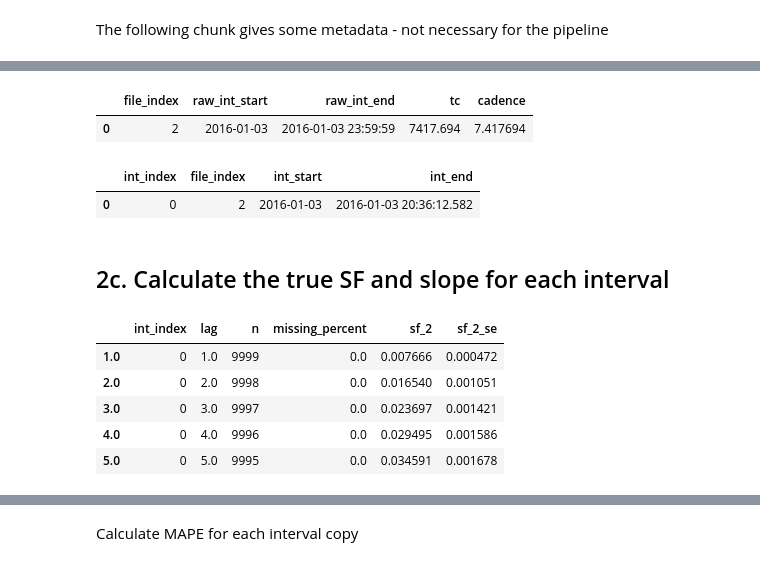
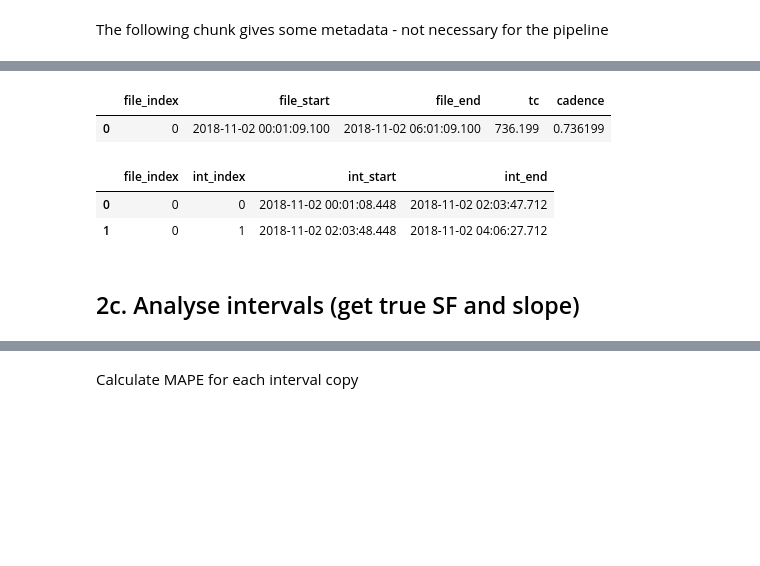
Before and after one commit to daniel-wrench/time_series_analysis, a Jupyter notebook: official_demo.ipynb, the cells around one changed output, grey strips where cells are left out. Saved outputs shown, nothing was run; the diff lists cells and outputs as text; code cells hidden in the pictures; blank space fills up the shorter version.

```diff
--- a/official_demo.ipynb
+++ b/official_demo.ipynb
@@ -90,5 +95,5 @@ raw_file_list
  'data/raw/psp\\psp_fld_l2_mag_rtn_2018110212_v02.cdf']
 # %%
 # Selecting one file to read in
-file_index = 2
+file_index = 0
 # %%
@@ -212,8 +216,8 @@ AttributeError: 'Series' object has no attribute 'idx'
 # %%
 times_to_gap = 2
 # %%
-tc_approx = 2000  # s: 500 for PSP, 2000 for Wind
-cadence_approx = 1  # s: 0.1 for PSP, 1 for Wind
+tc_approx = 500  # s: 500 for PSP, 2000 for Wind
+cadence_approx = 0.1 # s: 0.1 for PSP, 1 for Wind
 
 tc_n = 10  # Number of actual (computed) correlation times we want in our standardised interval...
 interval_length = 10000  # ...across this many points
@@ -314,29 +318,30 @@ plt.savefig(output_file_path, bbox_inches='tight')
 # %%
-raw_ints_meta = pd.DataFrame({
+files_metadata = pd.DataFrame({
     "file_index": file_index,
-    "raw_int_start": df.index[0],
-    "raw_int_end": df.index[-1],
+    "file_start": df.index[0],
+    "file_end": df.index[-1],
     "tc": tc_list,
     "cadence": cadence_list,
 })
-raw_ints_meta
+files_metadata
 # %% [output]
-|  | file_index | raw_int_start | raw_int_end | tc | cadence |
-| 0 | 2 | 2016-01-03 | 2016-01-03 23:59:59 | 7417.694 | 7.417694 |
+|  | file_index | file_start | file_end | tc | cadence |
+| 0 | 0 | 2018-11-02 00:01:09.100 | 2018-11-02 06:01:09.100 | 736.199 | 0.736199 |
 # %%
-ints_meta = pd.DataFrame({
-    "file_index": file_index,
+ints_metadata = pd.DataFrame({
     "int_start": [interval.index[0] for interval in ints],
     "int_end": [interval.index[-1] for interval in ints],
 })
-ints_meta.reset_index(inplace=True)
-ints_meta.rename(columns={"index": "int_index"}, inplace=True)
-ints_meta
+ints_metadata.reset_index(inplace=True)
+ints_metadata.rename(columns={"index": "int_index"}, inplace=True)
+ints_metadata.insert(0, "file_index", file_index)
+ints_metadata
 # %% [output]
-|  | int_index | file_index | int_start | int_end |
-| 0 | 0 | 2 | 2016-01-03 | 2016-01-03 20:36:12.582 |
+|  | file_index | int_index | int_start | int_end |
+| 0 | 0 | 0 | 2018-11-02 00:01:08.448 | 2018-11-02 02:03:47.712 |
+| 1 | 0 | 1 | 2018-11-02 02:03:48.448 | 2018-11-02 04:06:27.712 |
 # %% [markdown]
-## 2c. Calculate the true SF and slope for each interval
+## 2c. Analyse intervals (get true SF and slope)
 # %%
 lags = np.arange(1, 0.1 * len(ints[0]))
 
@@ -351,18 +356,9 @@ sfs = pd.DataFrame()
 for i, input in enumerate(ints):
     # print(f"\nCore {core} processing standardised interval {i}")
     good_output, slope = sf.compute_sf(pd.DataFrame(input), lags, powers, False, False, [10,100])
-
     good_output.insert(0, "int_index", i)
+    good_output.insert(1, "file_index", file_index)
     sfs = pd.concat([sfs, good_output])
-    ints_meta.loc[ints_meta["int_index"]==i, "slope"] = slope
-
-sfs.head()
+    ints_metadata.loc[ints_metadata["int_index"]==i, "slope"] = slope
-# %% [output]
-|  | int_index | lag | n | missing_percent | sf_2 | sf_2_se |
-| 1.0 | 0 | 1.0 | 9999 | 0.0 | 0.007666 | 0.000472 |
-| 2.0 | 0 | 2.0 | 9998 | 0.0 | 0.016540 | 0.001051 |
-| 3.0 | 0 | 3.0 | 9997 | 0.0 | 0.023697 | 0.001421 |
-| 4.0 | 0 | 4.0 | 9996 | 0.0 | 0.029495 | 0.001586 |
-| 5.0 | 0 | 5.0 | 9995 | 0.0 | 0.034591 | 0.001678 |
 # %%
 check_int = 0
```
Also changed, not shown: parts of 70 cells of this notebook, 1 other file.
